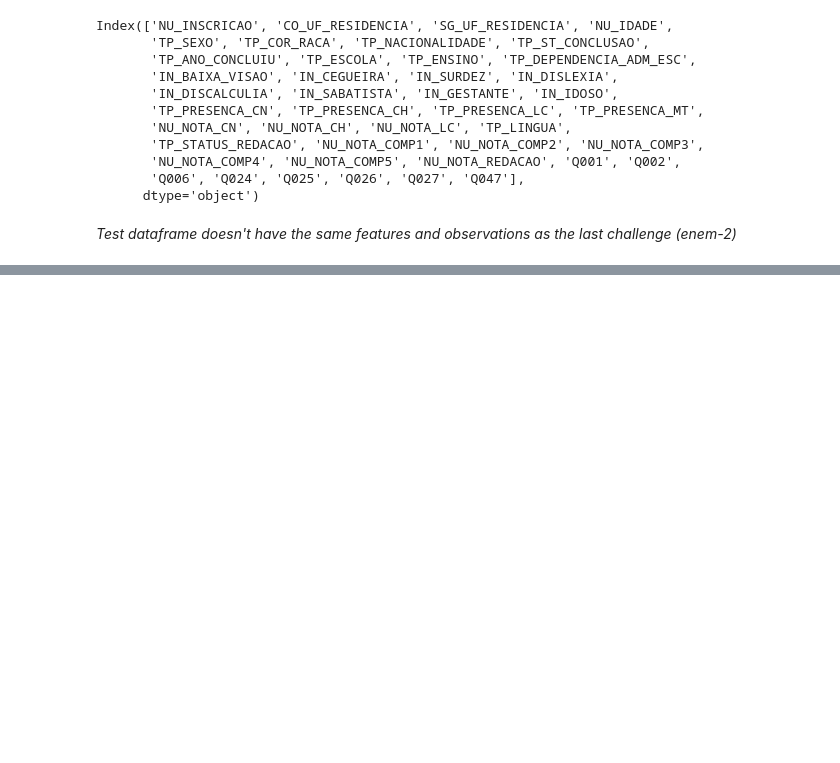
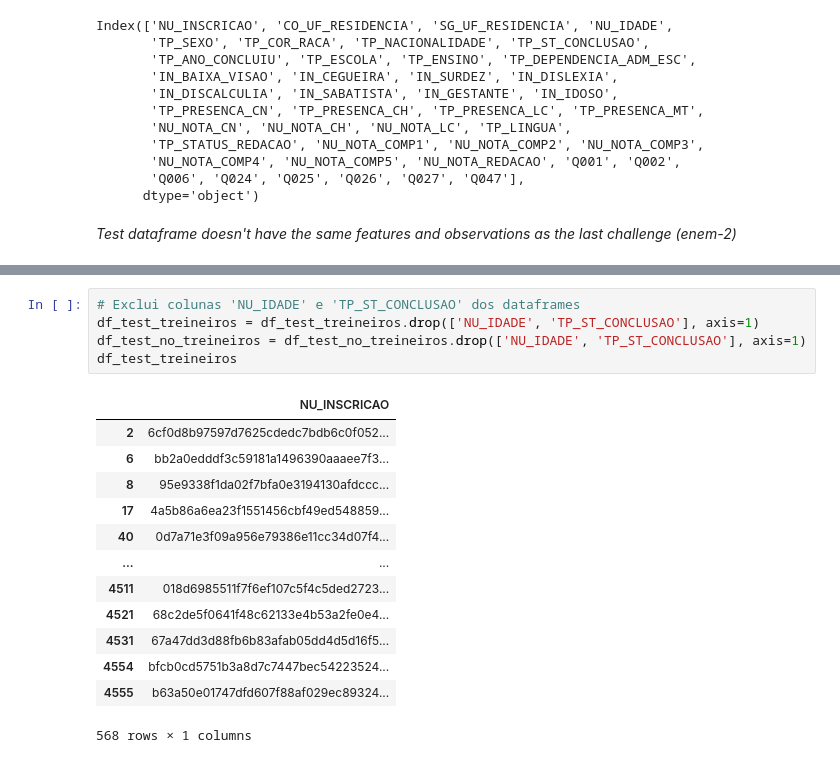
Before and after one commit to mirellaalves/data-science-acelera, a Jupyter notebook: enem-4/by_feature_engineering.ipynb, the cells around one changed output, grey strips where cells are left out. Drawn from its saved outputs; the diff is of its cells as text; blank space fills up the shorter version.

```diff
--- a/enem-4/main.ipynb
+++ b/enem-4/by_feature_engineering.ipynb
@@ -100,0 +216,19 @@ _Test dataframe doesn't have the same features and observations as the last chal
+# %%
+# Exclui colunas 'NU_IDADE' e 'TP_ST_CONCLUSAO' dos dataframes
+df_test_treineiros = df_test_treineiros.drop(['NU_IDADE', 'TP_ST_CONCLUSAO'], axis=1)
+df_test_no_treineiros = df_test_no_treineiros.drop(['NU_IDADE', 'TP_ST_CONCLUSAO'], axis=1)
+df_test_treineiros
+# %% [output]
+|  | NU_INSCRICAO |
+| 2 | 6cf0d8b97597d7625cdedc7bdb6c0f052... |
+| 6 | bb2a0edddf3c59181a1496390aaaee7f3... |
+| 8 | 95e9338f1da02f7bfa0e3194130afdccc... |
+| 17 | 4a5b86a6ea23f1551456cbf49ed548859... |
+| 40 | 0d7a71e3f09a956e79386e11cc34d07f4... |
+| ... | ... |
+| 4511 | 018d6985511f7f6ef107c5f4c5ded2723... |
+| 4521 | 68c2de5f0641f48c62133e4b53a2fe0e4... |
+| 4531 | 67a47dd3d88fb6b83afab05dd4d5d16f5... |
+| 4554 | bfcb0cd5751b3a8d7c7447bec54223524... |
+| 4555 | b63a50e01747dfd607f88af029ec89324... |
+568 rows × 1 columns
```
Also changed, not shown: parts of 15 cells of this notebook, 3 other files.
